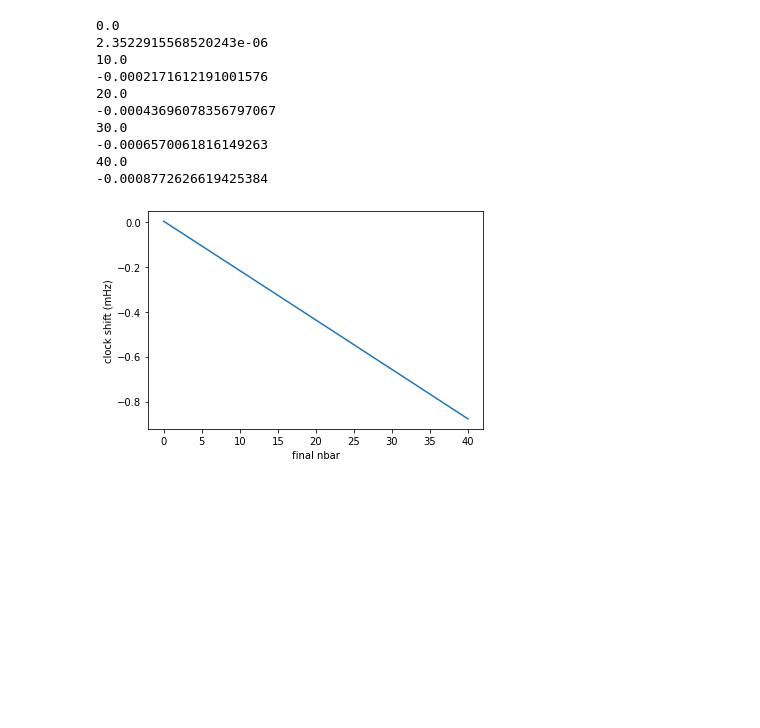
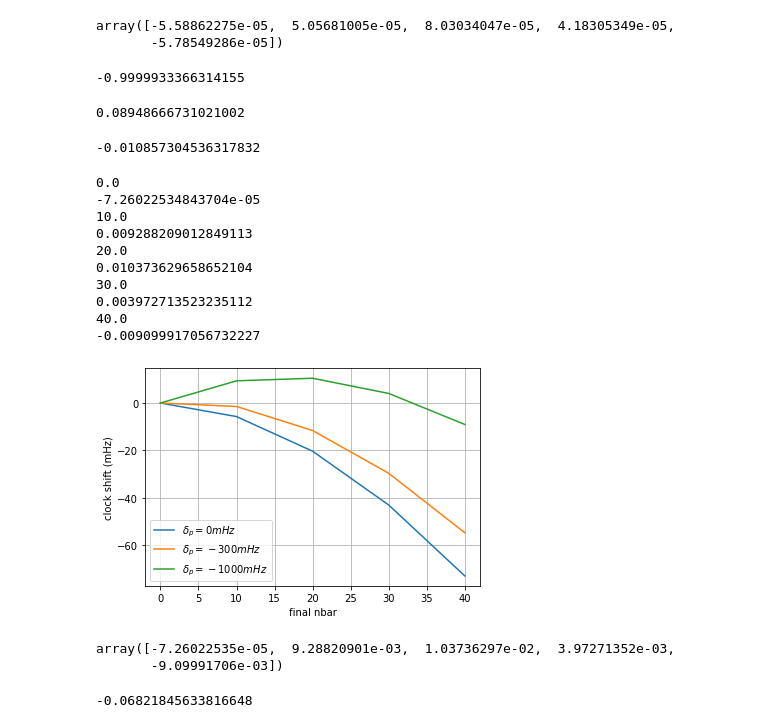
Before and after one commit to marklide/ShiftCancellation, a Jupyter notebook: Implicit_Phase_Shift_Included.ipynb, the cells around one changed output. Cells and saved outputs as stored; diff of their text form; code cells hidden in the pictures; blank space fills up the shorter version.

```diff
--- a/Implicit_Phase_Shift_Included.ipynb
+++ b/Implicit_Phase_Shift_Included.ipynb
@@ -152,13 +374,31 @@ plt.grid()
+# %%
+shifts1
+# %% [output]
+array([-5.58862275e-05,  5.05681005e-05,  8.03034047e-05,  4.18305349e-05,
+       -5.78549286e-05])
+# %%
+1e4*(-0.00073871+1.10395656e-04)/(2*np.pi)
+# %% [output]
+-0.9999933366314155
+# %%
+1.3e-19*nu0*1e3
+# %% [output]
+0.08948666731021002
+# %%
+excMic()/(2*np.pi)*1e3
+# %% [output]
+-0.010857304536317832
 # %%
 Ncut = 401
 psi0 = psi(1.0, 0.0)
-t1 = 20.0e-3
-t2 = t1
-T = 500e-3
-Omega0 = np.pi/(2.0*t1)
-delPrime = 0.0*2.0*np.pi
+t = 20.0e-3
+T = 500.0e-3
+q = 1.0
+Omega0 = q*np.pi/(2.0*t1)
+delPrime = -1000e-3*2.0*np.pi
 nbar0 = 0.0
 eta = 0.05
+delExc = 0.0 #excMic()#-0.1e-3*2.0*np.pi
 
 pts = 5
 nbarfs = np.linspace(0, 40, pts)
@@ -171,26 +411,41 @@ guessTol = 0.1
 
 for ii in range(pts):
     print(nbarfs[ii])
-    shifts1[ii] = sp.optimize.root_scalar(RamseyErrSig, args=(psi0, t1, T, t2, delPrime, Omega0, eta, nbar0, nbarfs[ii], Ncut), bracket=[x0,x1], xtol = tol).root
+    #MHRThermES1(deld, psi0, t, T, delPrime, Omega0, eta, nbar0, nbarf, Ncut):
+    shifts1[ii] = (1.0/(2.0*np.pi))*sp.optimize.root_scalar(MHRThermES1, args=(psi0, t, T,  delPrime, Omega0, eta, nbar0, nbarfs[ii], Ncut), bracket=[x0,x1], xtol = tol).root
     print(shifts1[ii])
     x0 = shifts1[ii] - guessTol
     x1 = shifts1[ii] + guessTol
     #print(x0,x1)
 # %% [output]
 0.0
-2.3522915568520243e-06
+-7.26022534843704e-05
 10.0
--0.0002171612191001576
+0.009288209012849113
 20.0
--0.00043696078356797067
+0.010373629658652104
 30.0
--0.0006570061816149263
+0.003972713523235112
 40.0
--0.0008772626619425384
+-0.009099917056732227
-# %%
-plt.plot(nbarfs, shifts1*1e3)
-plt.xlabel("final nbar")
-plt.ylabel("clock shift (mHz)")
-plt.show()
-# %% [output]
-[figure, removed]
+# %%
+plt.plot(nbarfs, 1e3*np.array([-7.26022535e-05, -5.78011445e-03, -2.03741319e-02, -4.30492965e-02,-7.29506135e-02]), label=r"$\delta_p = 0 mHz$")
+plt.plot(nbarfs, 1e3*np.array([-7.26022535e-05, -1.52152115e-03, -1.16601874e-02, -2.96813245e-02,-5.47359404e-02]), label=r"$\delta_p = -300 mHz$")
+plt.plot(nbarfs, 1e3*shifts1, label=r"$\delta_p = -1000 mHz$")
+
+plt.xlabel("final nbar")
+plt.ylabel("clock shift (mHz)")
+plt.grid()
+plt.legend()
+plt.show()
+# %% [output]
+[figure, added]
+# %%
+shifts1
+# %% [output]
+array([-7.26022535e-05,  9.28820901e-03,  1.03736297e-02,  3.97271352e-03,
+       -9.09991706e-03])
+# %%
+excMic()/(2*np.pi)*1e3
+# %% [output]
+-0.06821845633816648
```
Also changed, not shown: parts of 16 cells of this notebook, 6 other files.
